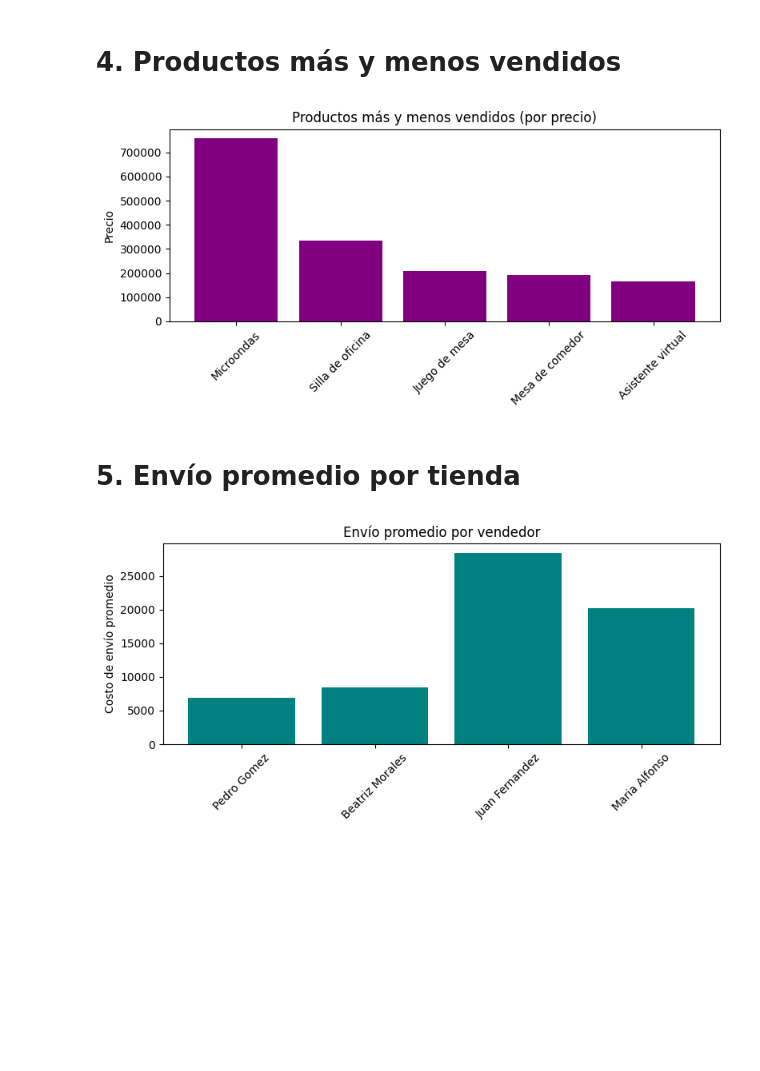
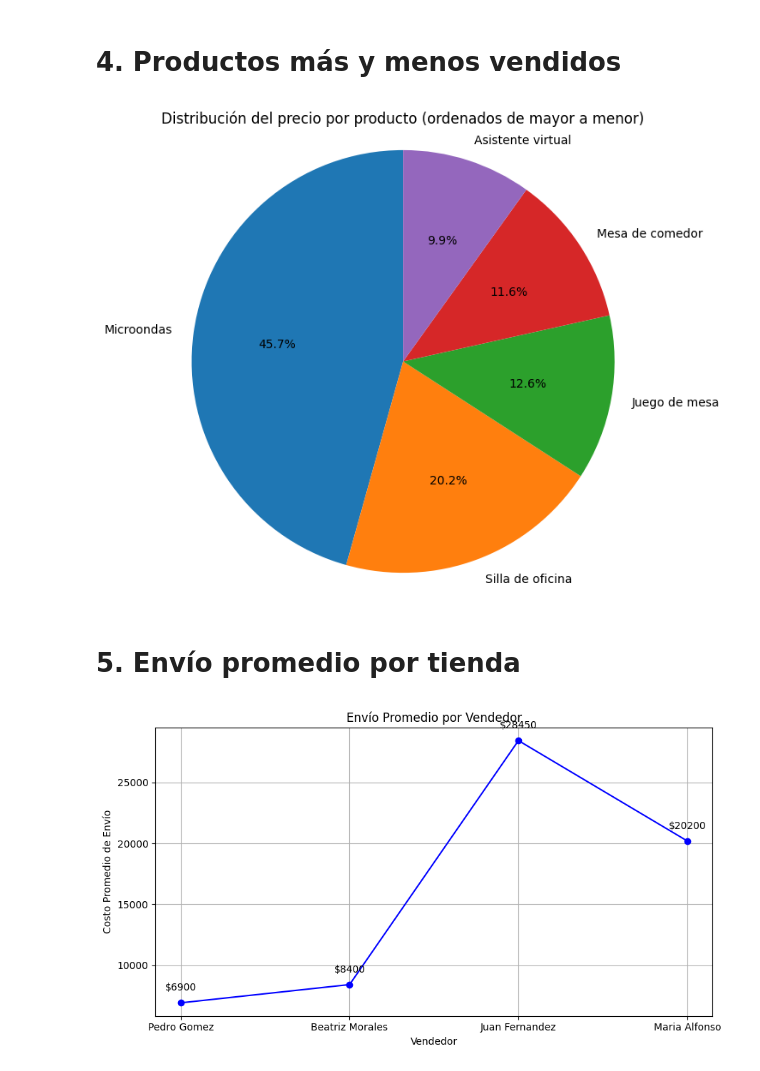
Before and after one commit to Usuarioah03/Challenge-de-Modelado-de-datos-con-Python, a Jupyter notebook: AluraStoreLatam.ipynb, the cells around one changed output. Drawn from its saved outputs; the diff is of its cells as text; code cells hidden in the pictures; blank space fills up the shorter version.

```diff
--- a/AluraStoreLatam.ipynb
+++ b/AluraStoreLatam.ipynb
@@ -112,19 +112,14 @@ for i in range(len(indices)):
 for i in indices:
     productos_ordenados.append(productos[i])
     precios_ordenados.append(precios[i])
-# %%
-def graficar_productos_ordenados():
-    plt.figure(figsize=(8, 4))
-    plt.bar(productos_ordenados, precios_ordenados, color='purple')
-    plt.title('Productos más y menos vendidos (por precio)')
-    plt.ylabel('Precio')
-    plt.xticks(rotation=45)
-    plt.tight_layout()
-    plt.show()
-
-graficar_productos_ordenados()
-# %% [output]
-[figure, removed]
+# %%
+plt.figure(figsize=(7, 7))
+plt.pie(precios_ordenados, labels=productos_ordenados, autopct='%1.1f%%', startangle=90)
+plt.title('Distribución del precio por producto (ordenados de mayor a menor)')
+plt.axis('equal')  # Para que sea un círculo perfecto
+plt.show()
+# %% [output]
+[figure, added]
 # %% [markdown]
 # 5. Envío promedio por tienda
 # %%
@@ -145,16 +140,24 @@ for i in range(len(productos)):
 envio_promedio = {}
 for vendedor in envio_total:
     envio_promedio[vendedor] = envio_total[vendedor] / contador[vendedor]
-# %%
-def graficar_envio_promedio():
-    plt.figure(figsize=(8, 4))
-    plt.bar(envio_promedio.keys(), envio_promedio.values(), color='teal')
-    plt.title('Envío promedio por vendedor')
-    plt.ylabel('Costo de envío promedio')
-    plt.xticks(rotation=45)
-    plt.tight_layout()
-    plt.show()
-
-graficar_envio_promedio()
-# %% [output]
-[figure, removed]
+# %%
+
+nombres_vendedores = list(envio_promedio.keys())
+valores_promedio = list(envio_promedio.values())
+
+
+plt.figure(figsize=(9, 5))
+plt.plot(nombres_vendedores, valores_promedio, marker='o', linestyle='-', color='blue')
+
+
+for i, valor in enumerate(valores_promedio):
+    plt.text(nombres_vendedores[i], valor + 1000, f"${valor:.0f}", ha='center')
+
+plt.title("Envío Promedio por Vendedor")
+plt.xlabel("Vendedor")
+plt.ylabel("Costo Promedio de Envío")
+plt.grid(True)
+plt.tight_layout()
+plt.show()
+# %% [output]
+[figure, added]
```
Also changed, not shown: parts of 2 cells of this notebook.
